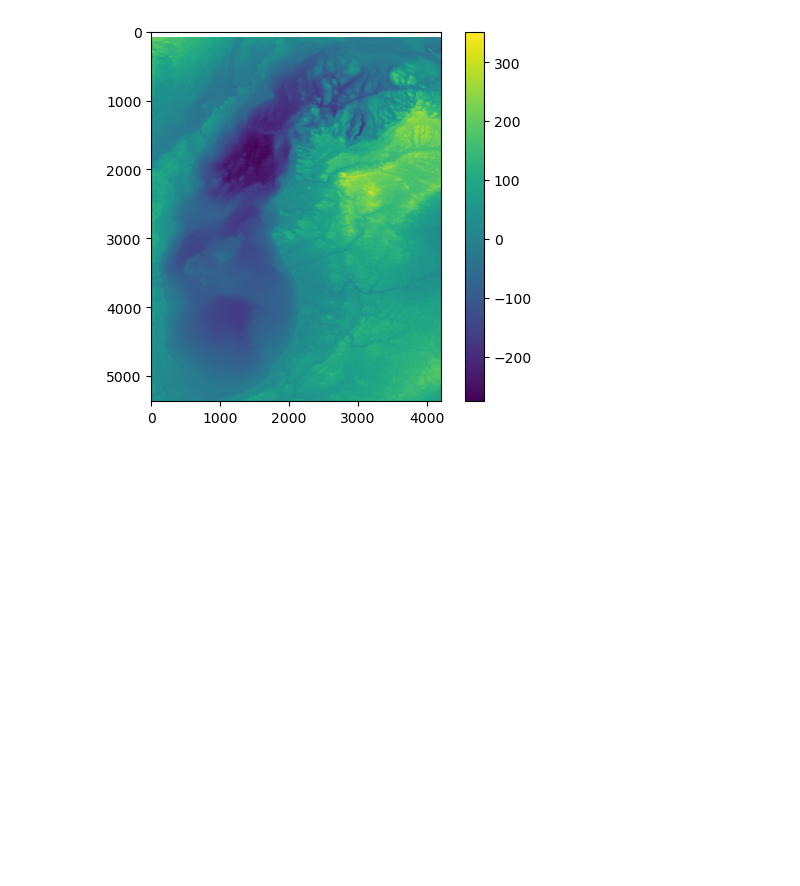
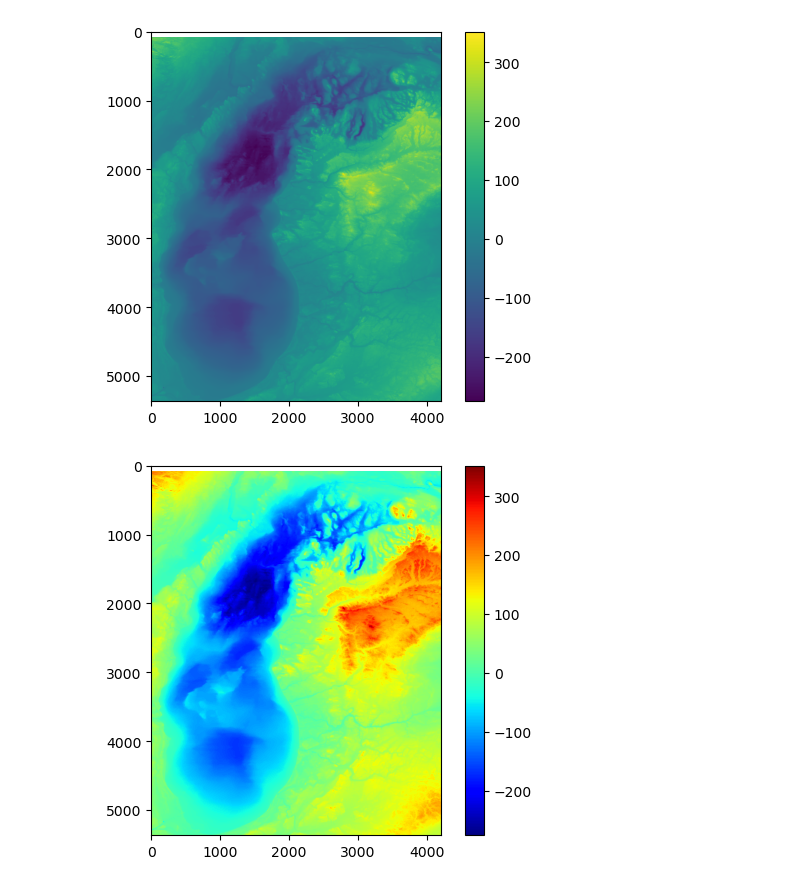
Before and after one commit to UIUC-iSchool-DataViz/is445_oauoag_spring2023, a Jupyter notebook: week04/inClass_week04.ipynb, the cells around one changed output. Saved outputs shown, nothing was run; the diff lists cells and outputs as text; code cells hidden in the pictures; blank space fills up the shorter version.

```diff
--- a/week04/inClass_week04.ipynb
+++ b/week04/inClass_week04.ipynb
@@ -41,6 +41,8 @@ plt.show()
 # %% [output]
 [figure]
 # %%
-plt.imshow(michigan)
+plt.imshow(michigan, cmap='jet')
 plt.colorbar()
 plt.show()
+# %% [output]
+[figure, added]
```
